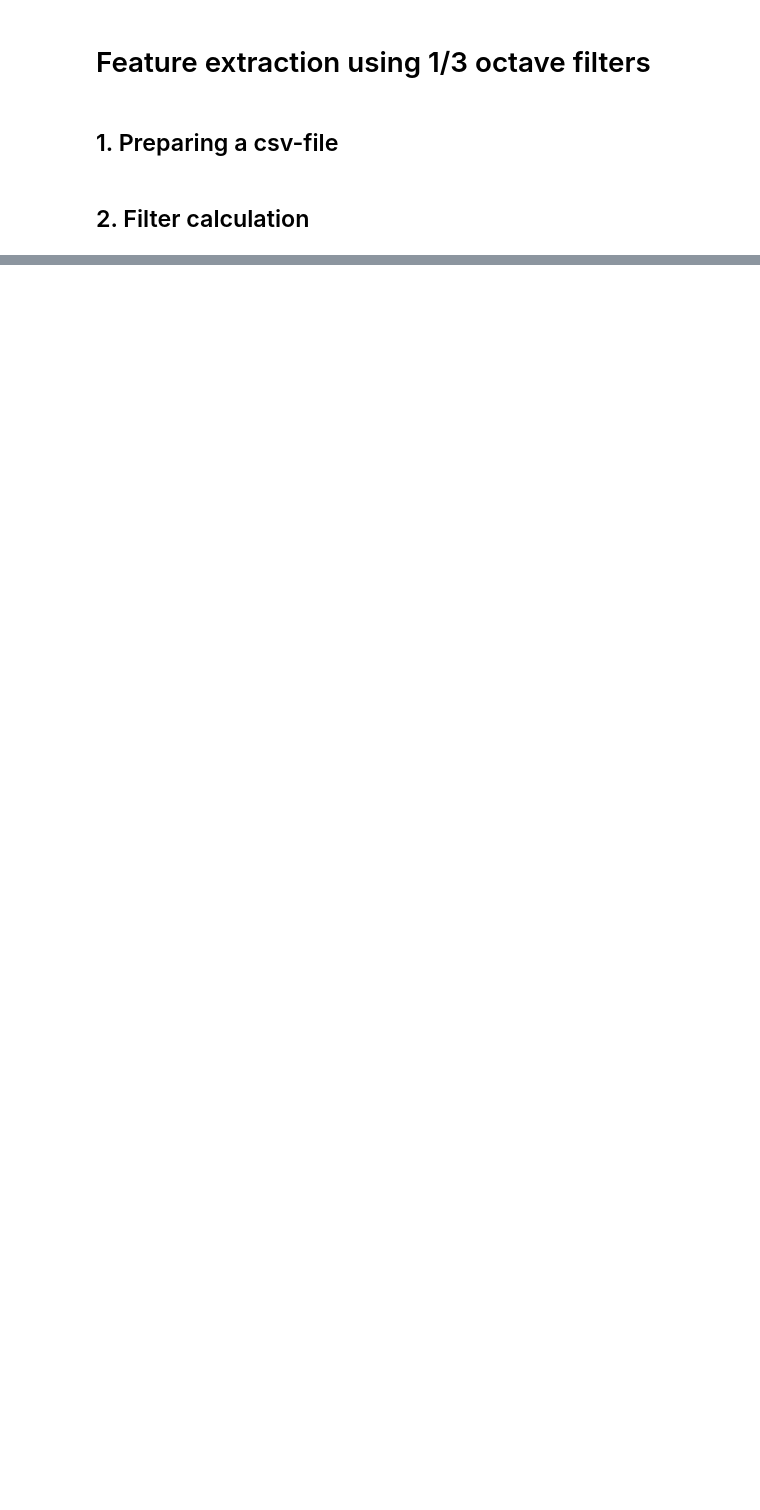
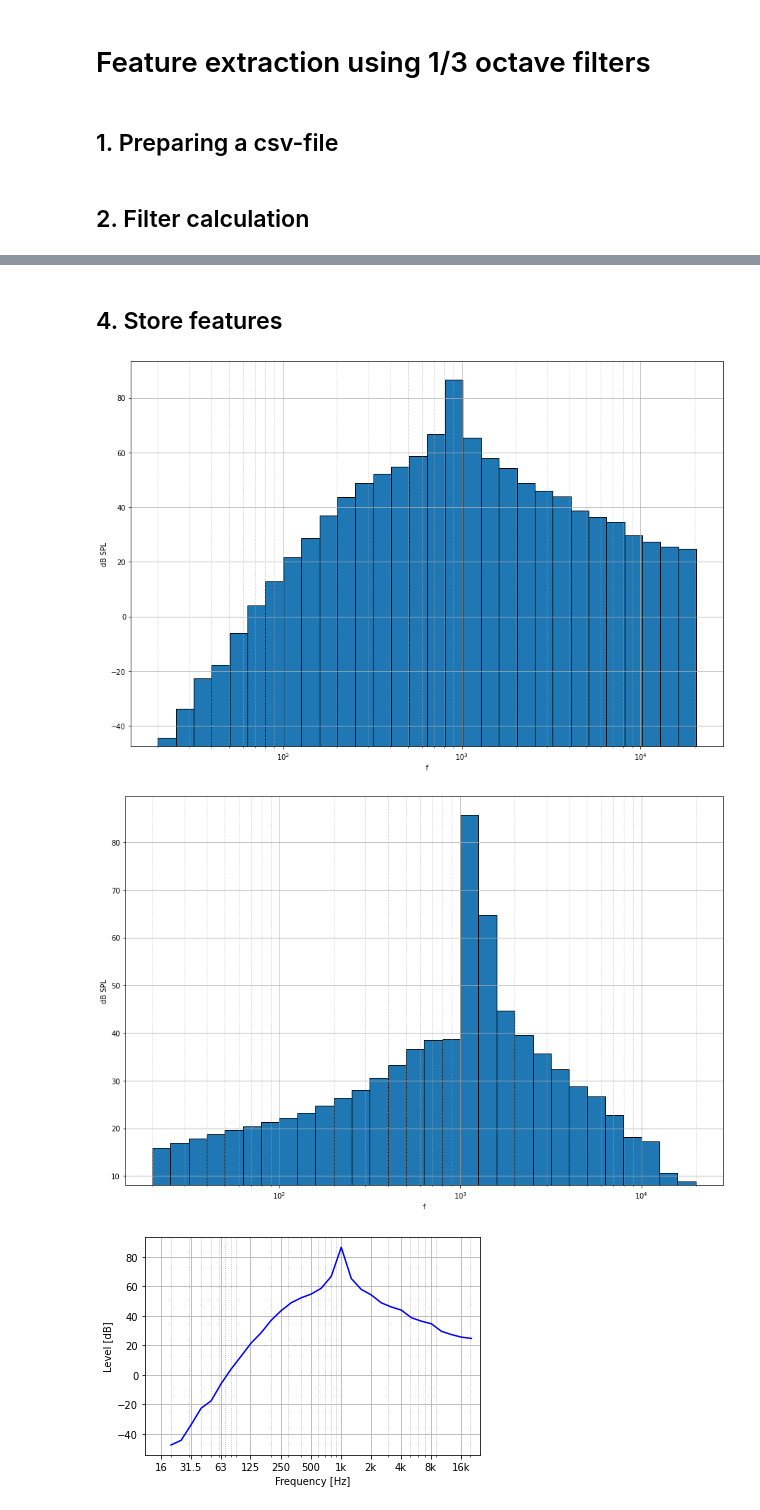
Before and after one commit to jake-is-ESD-protected/Project-CENES, a Jupyter notebook: Code/Jupyter/Feature extraction third octaves.ipynb, the cells around one changed output, grey strips where cells are left out. Cells and saved outputs as stored; diff of their text form; code cells hidden in the pictures; blank space fills up the shorter version.

Commit message:
fixing filter-issues

```diff
--- a/Code/Jupyter/Feature extraction third octaves.ipynb
+++ b/Code/Jupyter/Feature extraction third octaves.ipynb
@@ -109,0 +77,20 @@ plt.show()
+# %%
+import numpy as np
+from scipy import signal as sg
+import librosa as lr
+import octafilt3r.filter as o3
+import PyOctaveBand.PyOctaveBand as pob
+import matplotlib.pyplot as plt
+
+
+x, sr = lr.load(test_wav, sr=fs)
+
+buffer = x[start_frame:(start_frame + frame_size)]
+# spl_a = np.zeros(n_bands)
+# spl_b = np.zeros(n_bands)
+
+# # my filter
+# spl_a = o3.oct_filterbank(buffer, n_bands, dec_factor, dec_iir_ord, fs, fls, fus)
+
+# # open source filter
+# spl_b, freq = pob.octavefilter(buffer, fs=fs, fraction=3, order=6, limits=[20, 20000], show=1)
@@ -109,0 +106,2 @@ plt.show()
+# %% [markdown]
+## 4. Store features
@@ -109,0 +191,13 @@ plt.show()
+# %%
+test2, freq = pob.octavefilter(buffer, fs, 3, order=6, limits=[20, 20000])
+
+p = 39
+o3.plot_bins(fcs, test[p])
+o3.plot_bins(freq, test2)
+
+o3.plot_bode(fcs, test[p])
+o3.plot_bode(fcs, test2)
+# %% [output]
+[figure, added]
+[figure, added]
+[figure, added]
```
Also changed, not shown: parts of 10 cells of this notebook, 6 other files.
